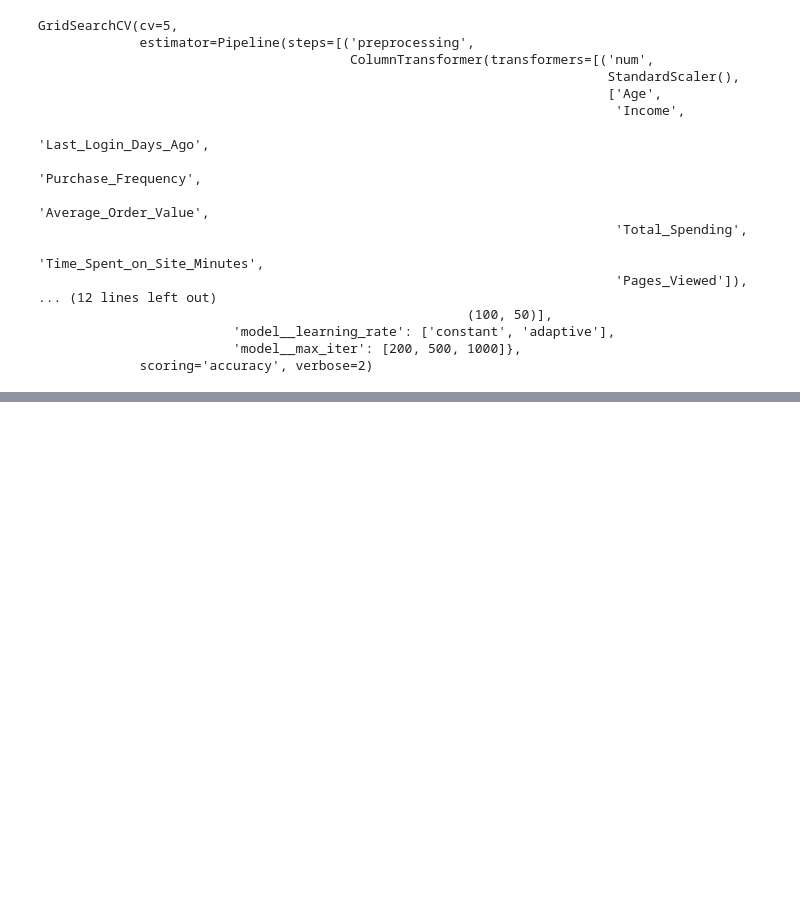
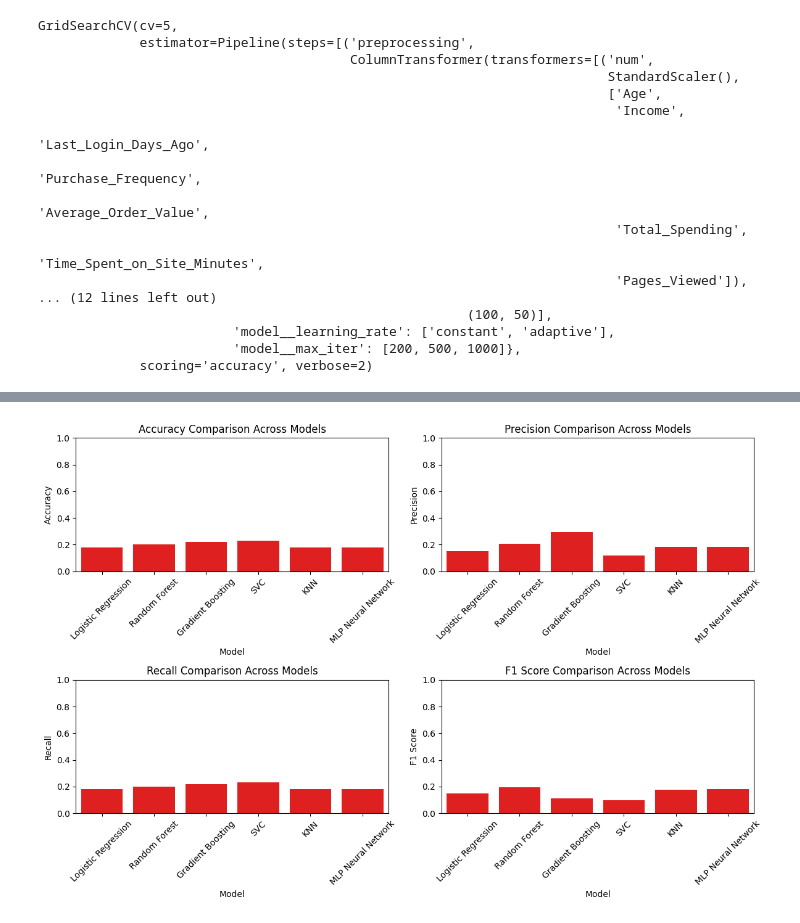
Before and after one commit to Ernesto-B/ML-Product-Recommendation, a Jupyter notebook: main.ipynb, the cells around one changed output, grey strips where cells are left out. Saved outputs shown, nothing was run; the diff lists cells and outputs as text; code cells hidden in the pictures; blank space fills up the shorter version.

```diff
--- a/main.ipynb
+++ b/main.ipynb
@@ -374,0 +483,16 @@ MLP Accuracy: 0.18
+# %%
+# Plot Accuracy, Precision, Recall, and F1 Score for each model
+metrics = ['Accuracy', 'Precision', 'Recall', 'F1 Score']
+plt.figure(figsize=(12, 8))
+
+for i, metric in enumerate(metrics, 1):
+    plt.subplot(2, 2, i)
+    sns.barplot(x='Model', y=metric, data=results_df, color='red')
+    plt.title(f'{metric} Comparison Across Models')
+    plt.xticks(rotation=45)
+    plt.ylim(0, 1)
+
+plt.tight_layout()
+plt.show()
+# %% [output]
+[figure, added]
```
Also changed, not shown: parts of 7 cells of this notebook.
